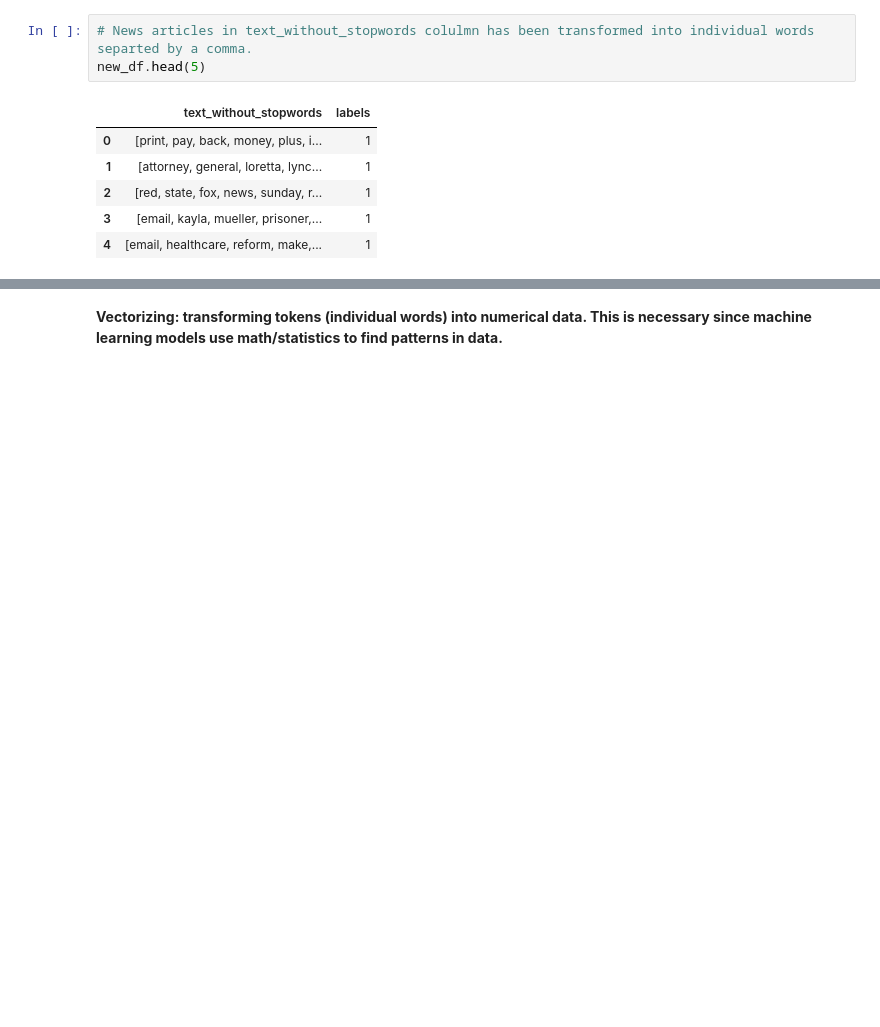
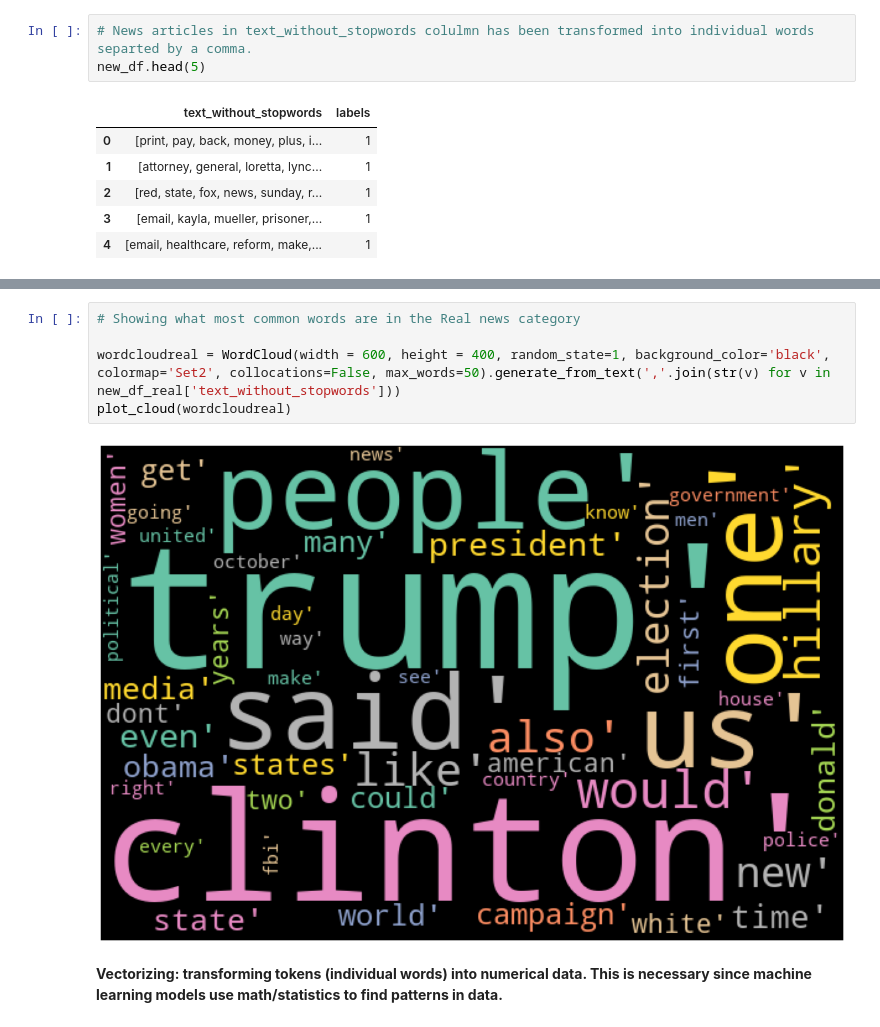
Before and after one commit to richeung1/Fake-News-Detector, a Jupyter notebook: Fake_News_Detector_26Apr2022.ipynb, the cells around one changed output, grey strips where cells are left out. Drawn from its saved outputs; the diff is of its cells as text; blank space fills up the shorter version.

```diff
--- a/Fake_News_Detector_26Apr2022.ipynb
+++ b/Fake_News_Detector_26Apr2022.ipynb
@@ -142,3 +162,10 @@ new_df.head(5)
+# %%
+# Showing what most common words are in the Real news category
+
+wordcloudreal = WordCloud(width = 600, height = 400, random_state=1, background_color='black', colormap='Set2', collocations=False, max_words=50).generate_from_text(','.join(str(v) for v in new_df_real['text_without_stopwords']))
+plot_cloud(wordcloudreal)
+# %% [output]
+[figure, added]
 # %% [markdown]
 **Vectorizing: transforming tokens (individual words) into numerical data. This is necessary since machine learning models use math/statistics to find patterns in data.**
 # %%
```
Also changed, not shown: parts of 15 cells of this notebook.
